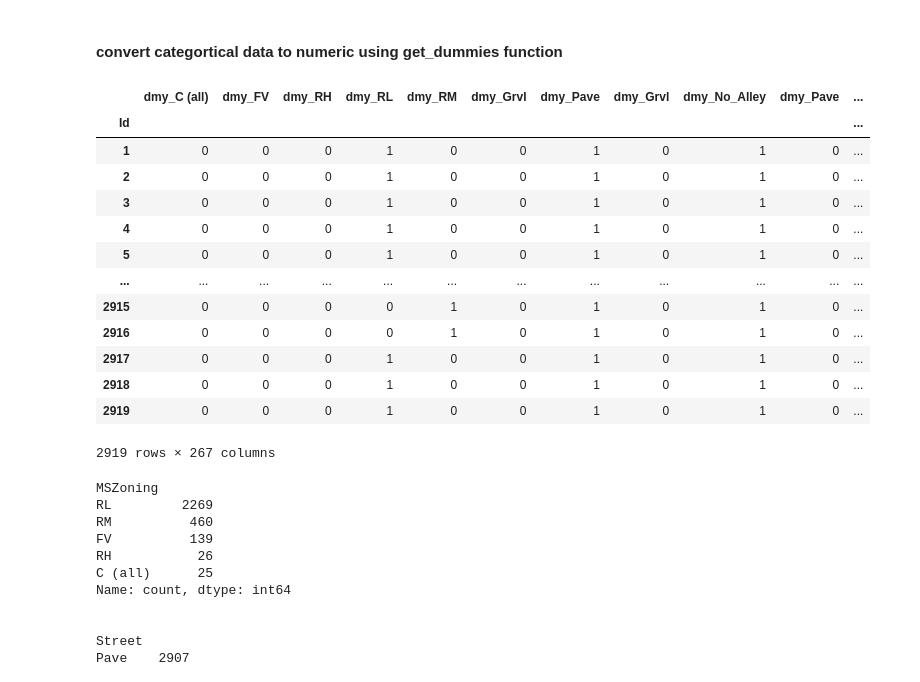
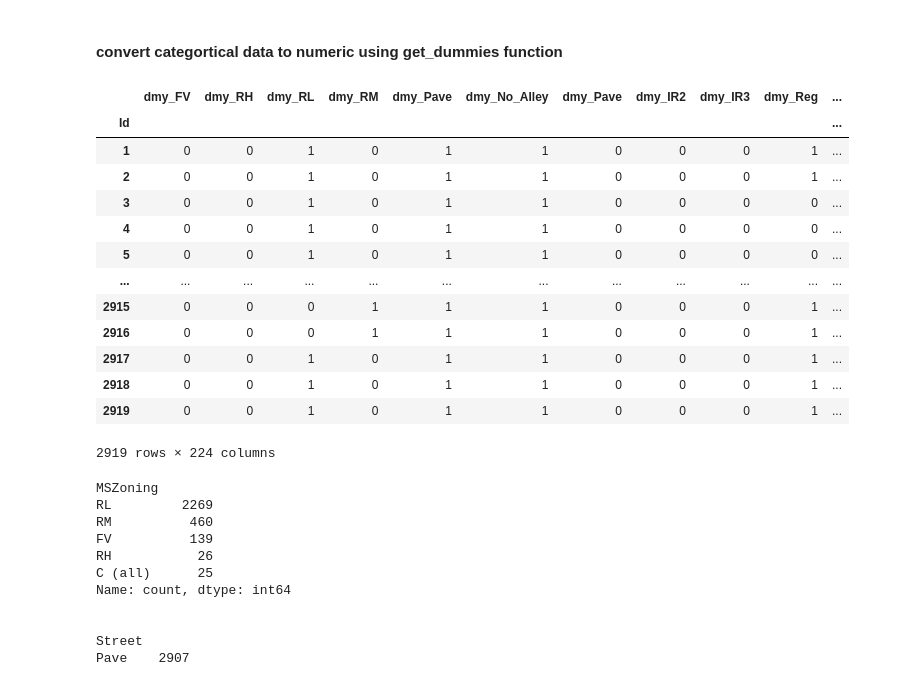
Before and after one commit to ziad-jradeh/House-Prices-Prediction, a Jupyter notebook: Cleaning-feature eng- model - tabali.ipynb, the cells around one changed output. Drawn from its saved outputs; the diff is of its cells as text; code cells hidden in the pictures.

```diff
--- a/Cleaning-feature eng- model - tabali.ipynb
+++ b/Cleaning-feature eng- model - tabali.ipynb
@@ -366,26 +366,26 @@ Mean Squared Error (MSE)  577838054.9716499
 # %% [markdown]
 #### convert categortical data to numeric using get_dummies function
 # %%
-X_dummy = pd.get_dummies(X,columns= categorical,dtype="int16",prefix="dmy")
-X_dummy_model=pd.get_dummies(X[categorical],dtype="int16",prefix="dmy")
+X_dummy = pd.get_dummies(X,columns= categorical,dtype="int16",drop_first=True,prefix="dmy")
+X_dummy_model=pd.get_dummies(X[categorical],drop_first=True,dtype="int16",prefix="dmy")  #to avoid dummy trap
 X_dummy_model
 df_dummy = pd.concat([X_dummy_model,y],axis=1)
 df_dummy
 # %% [output]
-|  | dmy_C (all) | dmy_FV | dmy_RH | dmy_RL | dmy_RM | dmy_Grvl | dmy_Pave | dmy_Grvl | dmy_No_Alley | dmy_Pave | ... |
+|  | dmy_FV | dmy_RH | dmy_RL | dmy_RM | dmy_Pave | dmy_No_Alley | dmy_Pave | dmy_IR2 | dmy_IR3 | dmy_Reg | ... |
 | Id |  |  |  |  |  |  |  |  |  |  | ... |
-| 1 | 0 | 0 | 0 | 1 | 0 | 0 | 1 | 0 | 1 | 0 | ... |
-| 2 | 0 | 0 | 0 | 1 | 0 | 0 | 1 | 0 | 1 | 0 | ... |
-| 3 | 0 | 0 | 0 | 1 | 0 | 0 | 1 | 0 | 1 | 0 | ... |
-| 4 | 0 | 0 | 0 | 1 | 0 | 0 | 1 | 0 | 1 | 0 | ... |
-| 5 | 0 | 0 | 0 | 1 | 0 | 0 | 1 | 0 | 1 | 0 | ... |
+| 1 | 0 | 0 | 1 | 0 | 1 | 1 | 0 | 0 | 0 | 1 | ... |
+| 2 | 0 | 0 | 1 | 0 | 1 | 1 | 0 | 0 | 0 | 1 | ... |
+| 3 | 0 | 0 | 1 | 0 | 1 | 1 | 0 | 0 | 0 | 0 | ... |
+| 4 | 0 | 0 | 1 | 0 | 1 | 1 | 0 | 0 | 0 | 0 | ... |
+| 5 | 0 | 0 | 1 | 0 | 1 | 1 | 0 | 0 | 0 | 0 | ... |
 | ... | ... | ... | ... | ... | ... | ... | ... | ... | ... | ... | ... |
-| 2915 | 0 | 0 | 0 | 0 | 1 | 0 | 1 | 0 | 1 | 0 | ... |
-| 2916 | 0 | 0 | 0 | 0 | 1 | 0 | 1 | 0 | 1 | 0 | ... |
-| 2917 | 0 | 0 | 0 | 1 | 0 | 0 | 1 | 0 | 1 | 0 | ... |
-| 2918 | 0 | 0 | 0 | 1 | 0 | 0 | 1 | 0 | 1 | 0 | ... |
-| 2919 | 0 | 0 | 0 | 1 | 0 | 0 | 1 | 0 | 1 | 0 | ... |
+| 2915 | 0 | 0 | 0 | 1 | 1 | 1 | 0 | 0 | 0 | 1 | ... |
+| 2916 | 0 | 0 | 0 | 1 | 1 | 1 | 0 | 0 | 0 | 1 | ... |
+| 2917 | 0 | 0 | 1 | 0 | 1 | 1 | 0 | 0 | 0 | 1 | ... |
+| 2918 | 0 | 0 | 1 | 0 | 1 | 1 | 0 | 0 | 0 | 1 | ... |
+| 2919 | 0 | 0 | 1 | 0 | 1 | 1 | 0 | 0 | 0 | 1 | ... |
-2919 rows × 267 columns
+2919 rows × 224 columns
 # %%
 for a in categorical:
     print(X[a].value_counts())
```
Also changed, not shown: parts of 21 cells of this notebook, 1 other file.
